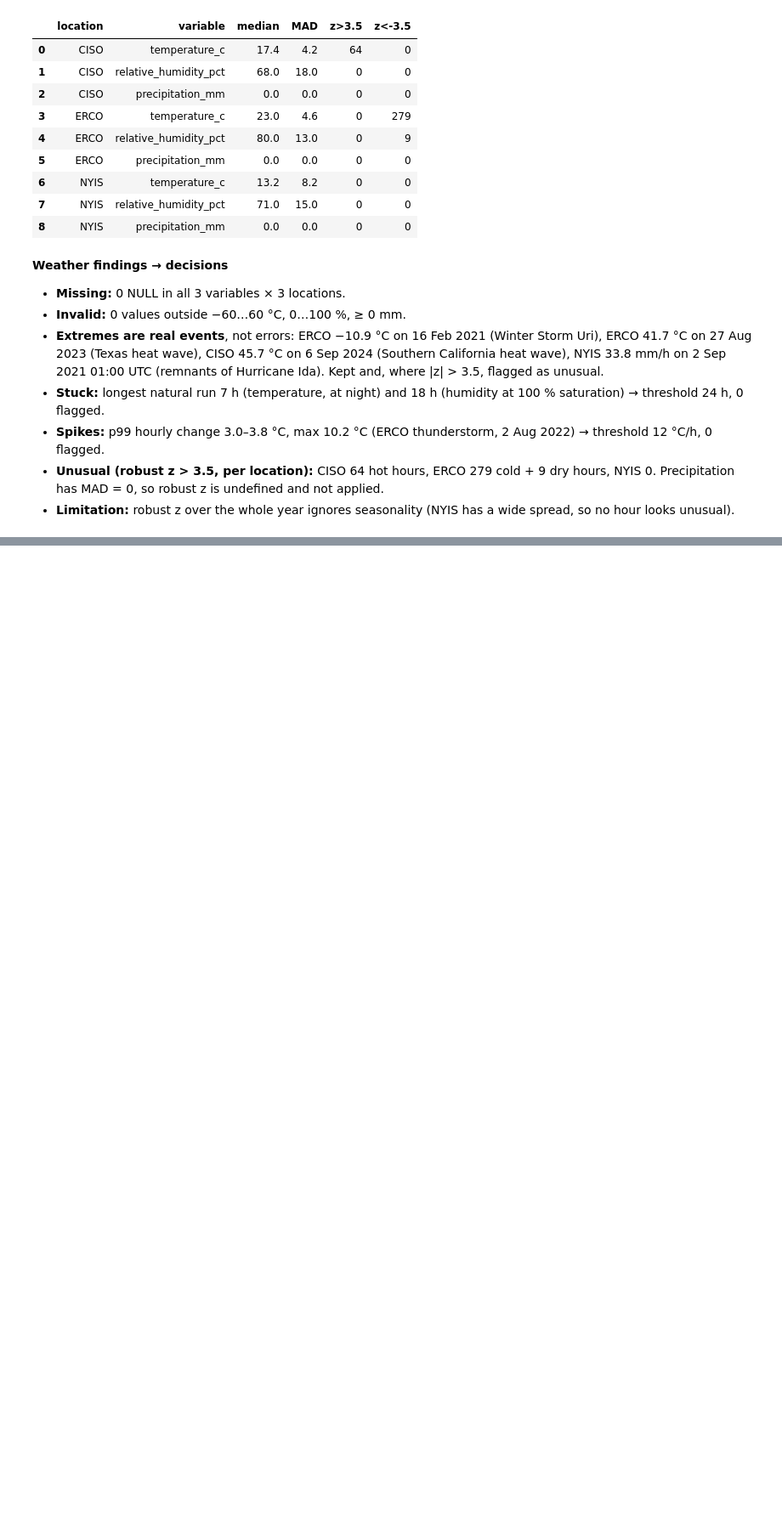
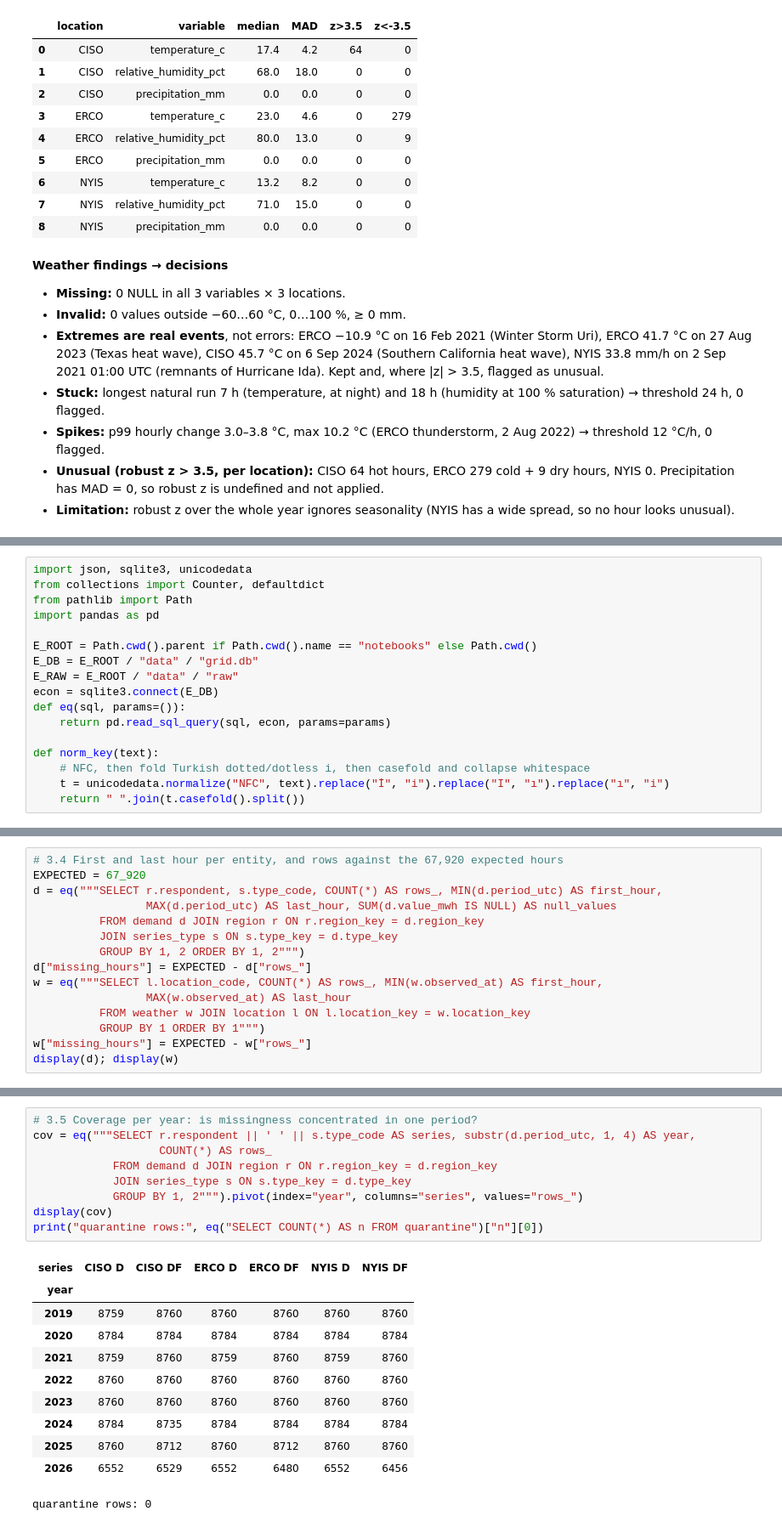
Before and after one commit to se-230717018/electricity-demand-weather-pipeline, a Jupyter notebook: notebooks/m3_profile.ipynb, the cells around one changed output, grey strips where cells are left out. Shown at 85% size. Saved outputs shown, nothing was run; the diff lists cells and outputs as text; blank space fills up the shorter version.

Commit message:
Add text, identity and coverage profile to notebook

```diff
--- a/notebooks/m3_profile.ipynb
+++ b/notebooks/m3_profile.ipynb
@@ -493,0 +501,17 @@ pd.DataFrame(rows)
+# %%
+import json, sqlite3, unicodedata
+from collections import Counter, defaultdict
+from pathlib import Path
+import pandas as pd
+
+E_ROOT = Path.cwd().parent if Path.cwd().name == "notebooks" else Path.cwd()
+E_DB = E_ROOT / "data" / "grid.db"
+E_RAW = E_ROOT / "data" / "raw"
+econ = sqlite3.connect(E_DB)
+def eq(sql, params=()):
+    return pd.read_sql_query(sql, econ, params=params)
+
+def norm_key(text):
+    # NFC, then fold Turkish dotted/dotless i, then casefold and collapse whitespace
+    t = unicodedata.normalize("NFC", text).replace("İ", "i").replace("I", "ı").replace("ı", "i")
+    return " ".join(t.casefold().split())
@@ -493,0 +588,15 @@ pd.DataFrame(rows)
+# %%
+# 3.4 First and last hour per entity, and rows against the 67,920 expected hours
+EXPECTED = 67_920
+d = eq("""SELECT r.respondent, s.type_code, COUNT(*) AS rows_, MIN(d.period_utc) AS first_hour,
+                 MAX(d.period_utc) AS last_hour, SUM(d.value_mwh IS NULL) AS null_values
+          FROM demand d JOIN region r ON r.region_key = d.region_key
+          JOIN series_type s ON s.type_key = d.type_key
+          GROUP BY 1, 2 ORDER BY 1, 2""")
+d["missing_hours"] = EXPECTED - d["rows_"]
+w = eq("""SELECT l.location_code, COUNT(*) AS rows_, MIN(w.observed_at) AS first_hour,
+                 MAX(w.observed_at) AS last_hour
+          FROM weather w JOIN location l ON l.location_key = w.location_key
+          GROUP BY 1 ORDER BY 1""")
+w["missing_hours"] = EXPECTED - w["rows_"]
+display(d); display(w)
@@ -493,0 +615,21 @@ pd.DataFrame(rows)
+# %%
+# 3.5 Coverage per year: is missingness concentrated in one period?
+cov = eq("""SELECT r.respondent || ' ' || s.type_code AS series, substr(d.period_utc, 1, 4) AS year,
+                   COUNT(*) AS rows_
+            FROM demand d JOIN region r ON r.region_key = d.region_key
+            JOIN series_type s ON s.type_key = d.type_key
+            GROUP BY 1, 2""").pivot(index="year", columns="series", values="rows_")
+display(cov)
+print("quarantine rows:", eq("SELECT COUNT(*) AS n FROM quarantine")["n"][0])
+# %% [output]
+| series | CISO D | CISO DF | ERCO D | ERCO DF | NYIS D | NYIS DF |
+| year |  |  |  |  |  |  |
+| 2019 | 8759 | 8760 | 8760 | 8760 | 8760 | 8760 |
+| 2020 | 8784 | 8784 | 8784 | 8784 | 8784 | 8784 |
+| 2021 | 8759 | 8760 | 8759 | 8760 | 8759 | 8760 |
+| 2022 | 8760 | 8760 | 8760 | 8760 | 8760 | 8760 |
+| 2023 | 8760 | 8760 | 8760 | 8760 | 8760 | 8760 |
+| 2024 | 8784 | 8735 | 8784 | 8784 | 8784 | 8784 |
+| 2025 | 8760 | 8712 | 8760 | 8712 | 8760 | 8760 |
+| 2026 | 6552 | 6529 | 6552 | 6480 | 6552 | 6456 |
+quarantine rows: 0
```
Also changed, not shown: parts of 7 cells of this notebook.
